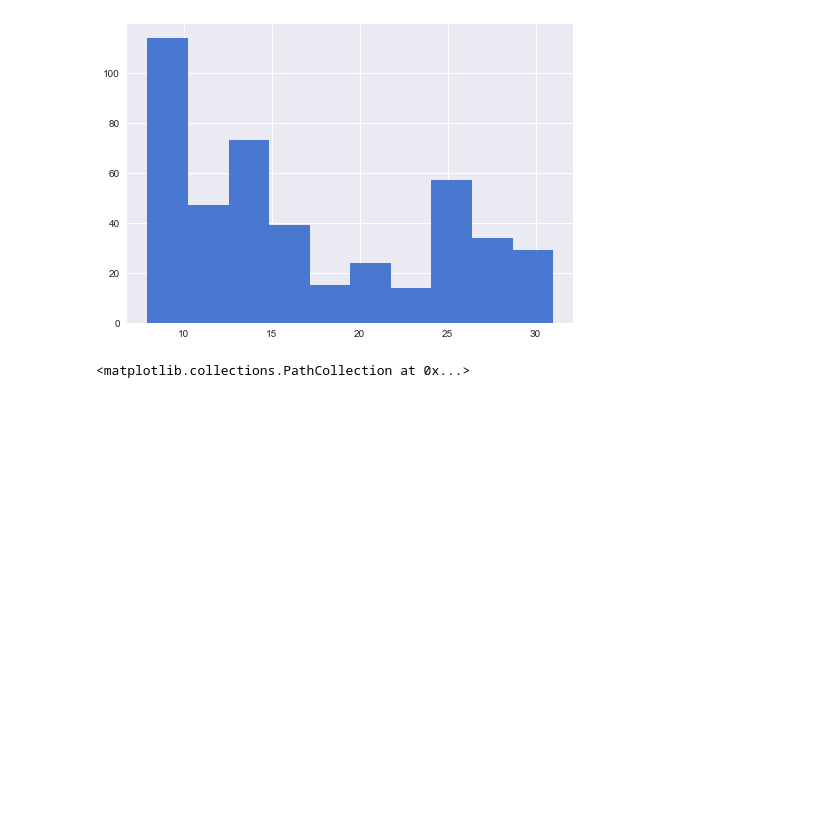
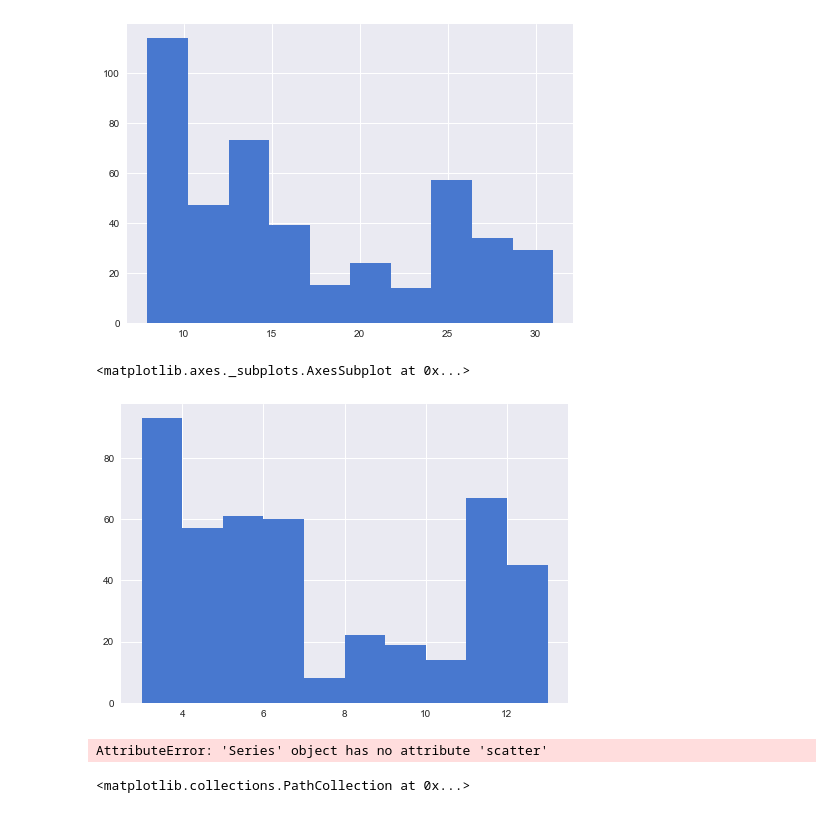
Before and after one commit to kylemeenehan/titanic-data, a Jupyter notebook: Titanic Project.ipynb, the cells around one changed output. Cells and saved outputs as stored; diff of their text form; code cells hidden in the pictures; blank space fills up the shorter version.

Commit message:
get normalized values for survival rates by Fare

```diff
--- a/Titanic Project.ipynb
+++ b/Titanic Project.ipynb
@@ -261,6 +261,25 @@ titanic_fare_no_outliers['Fare'].hist(bins=10)
 7.925
 <matplotlib.axes._subplots.AxesSubplot at 0x...>
 [figure]
+# %%
+fare_num_bins = 10
+fare_bin_size = (titanic_fare_75 - titanic_fare_25) / fare_num_bins
+
+def reduce_fares(fare):
+    return int(fare/fare_bin_size)
+
+titanic_fare_binned = titanic_fare_no_outliers.copy()
+titanic_fare_binned['Fare'] = titanic_fare_binned['Fare'].apply(reduce_fares)
+
+titanic_fare_binned['Fare'].hist()
+# %% [output]
+<matplotlib.axes._subplots.AxesSubplot at 0x...>
+[figure, added]
+# %%
+titanic_fare_binned_grouped = titanic_fare_binned.groupby('Fare')
+titanic_fare_binned_grouped['Survived'].mean().apply(standardize_mean).scatter()
+# %% [output]
+AttributeError: 'Series' object has no attribute 'scatter'
 # %%
 age_and_fare = titanic_data.groupby(['Survived', 'Fare'], as_index=False)
 age = titanic_data['Age'].values
```
